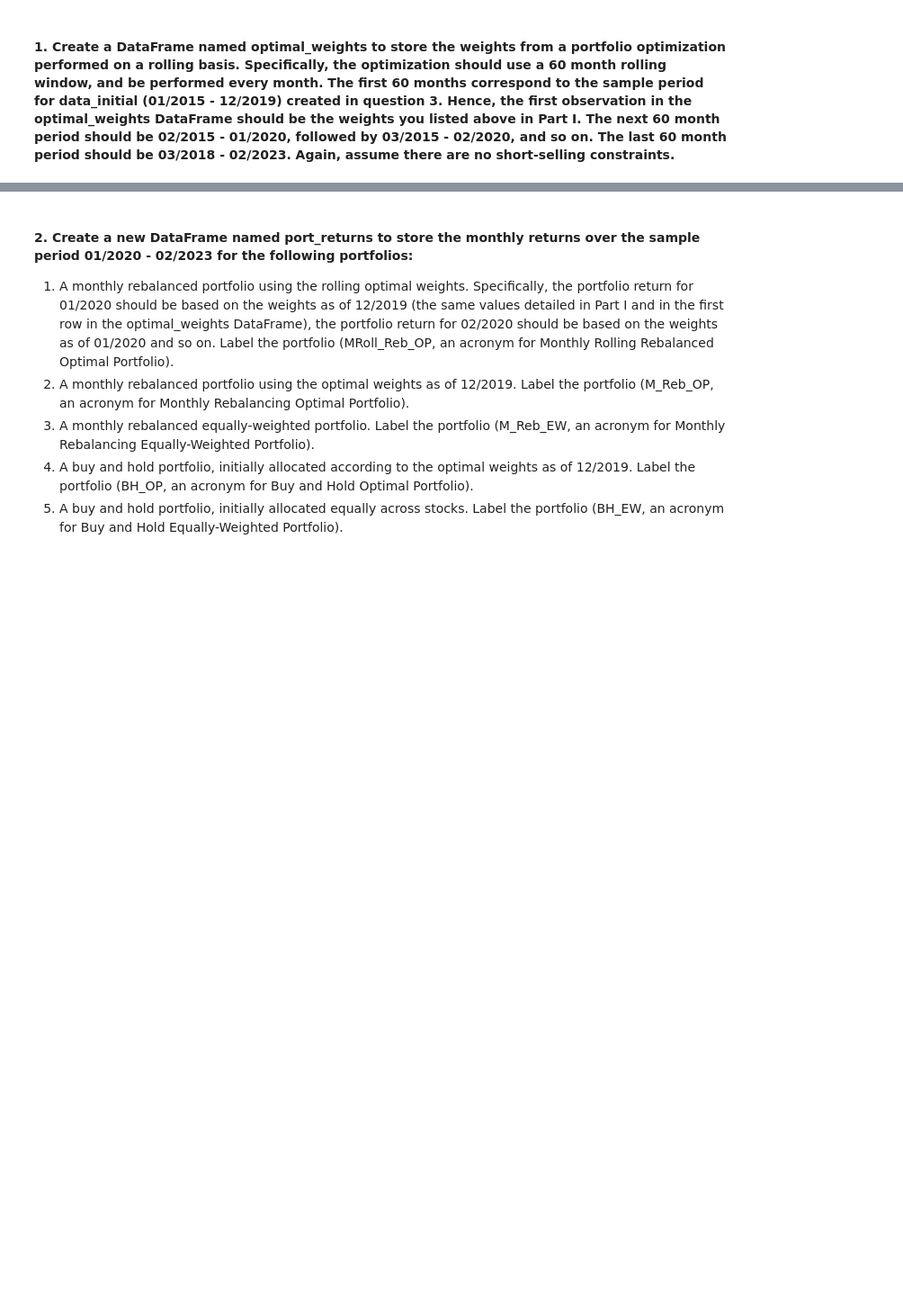
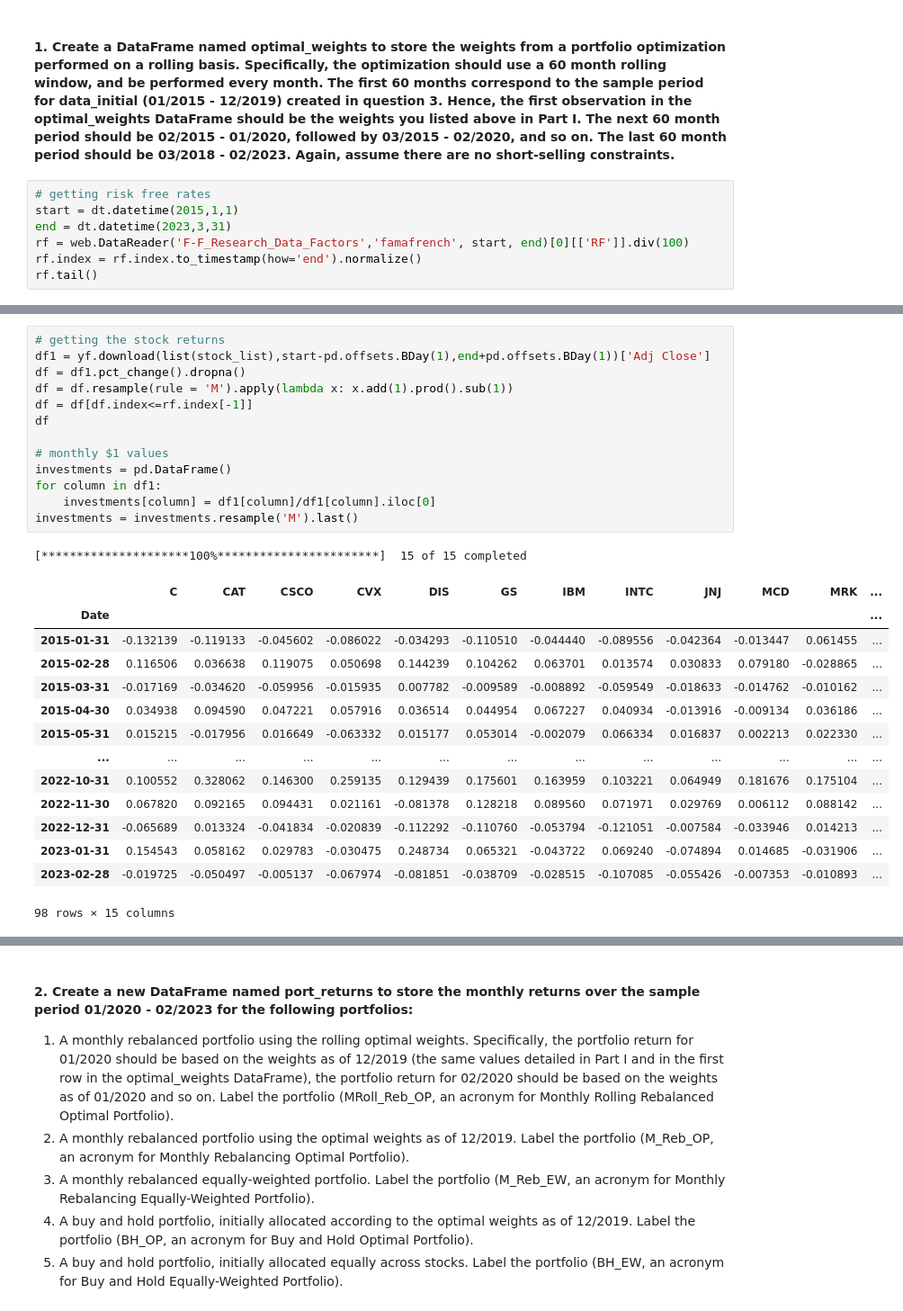
Before and after one commit to kulikj/fina4380-finalproject, a Jupyter notebook: Group Assignment.ipynb, the cells around one changed output, grey strips where cells are left out. Shown at 90% size. Saved outputs shown, nothing was run; the diff lists cells and outputs as text; blank space fills up the shorter version.

```diff
--- a/Group Assignment.ipynb
+++ b/Group Assignment.ipynb
@@ -150,3 +160,10 @@ port_std(optimal_port.x)
 ### PART II
 # %% [markdown]
 #### 1. Create a DataFrame named optimal_weights to store the weights from a portfolio optimization performed on a rolling basis. Specifically, the optimization should use a 60 month rolling window, and be performed every month. The first 60 months correspond to the sample period for data_initial (01/2015 - 12/2019) created in question 3. Hence, the first observation in the optimal_weights DataFrame should be the weights you listed above in Part I. The next 60 month period should be 02/2015 - 01/2020, followed by 03/2015 - 02/2020, and so on. The last 60 month period should be 03/2018 - 02/2023. Again, assume there are no short-selling constraints.
+# %%
+# getting risk free rates
+start = dt.datetime(2015,1,1)
+end = dt.datetime(2023,3,31)
+rf = web.DataReader('F-F_Research_Data_Factors','famafrench', start, end)[0][['RF']].div(100)
+rf.index = rf.index.to_timestamp(how='end').normalize()
+rf.tail()
@@ -152,0 +178,29 @@ port_std(optimal_port.x)
+# %%
+# getting the stock returns
+df1 = yf.download(list(stock_list),start-pd.offsets.BDay(1),end+pd.offsets.BDay(1))['Adj Close']
+df = df1.pct_change().dropna()
+df = df.resample(rule = 'M').apply(lambda x: x.add(1).prod().sub(1))
+df = df[df.index<=rf.index[-1]]
+df
+
+# monthly $1 values
+investments = pd.DataFrame()
+for column in df1:
+    investments[column] = df1[column]/df1[column].iloc[0]
+investments = investments.resample('M').last()
+# %% [output]
+[*********************100%***********************]  15 of 15 completed
+|  | C | CAT | CSCO | CVX | DIS | GS | IBM | INTC | JNJ | MCD | MRK | ... |
+| Date |  |  |  |  |  |  |  |  |  |  |  | ... |
+| 2015-01-31 | -0.132139 | -0.119133 | -0.045602 | -0.086022 | -0.034293 | -0.110510 | -0.044440 | -0.089556 | -0.042364 | -0.013447 | 0.061455 | ... |
+| 2015-02-28 | 0.116506 | 0.036638 | 0.119075 | 0.050698 | 0.144239 | 0.104262 | 0.063701 | 0.013574 | 0.030833 | 0.079180 | -0.028865 | ... |
+| 2015-03-31 | -0.017169 | -0.034620 | -0.059956 | -0.015935 | 0.007782 | -0.009589 | -0.008892 | -0.059549 | -0.018633 | -0.014762 | -0.010162 | ... |
+| 2015-04-30 | 0.034938 | 0.094590 | 0.047221 | 0.057916 | 0.036514 | 0.044954 | 0.067227 | 0.040934 | -0.013916 | -0.009134 | 0.036186 | ... |
+| 2015-05-31 | 0.015215 | -0.017956 | 0.016649 | -0.063332 | 0.015177 | 0.053014 | -0.002079 | 0.066334 | 0.016837 | 0.002213 | 0.022330 | ... |
+| ... | ... | ... | ... | ... | ... | ... | ... | ... | ... | ... | ... | ... |
+| 2022-10-31 | 0.100552 | 0.328062 | 0.146300 | 0.259135 | 0.129439 | 0.175601 | 0.163959 | 0.103221 | 0.064949 | 0.181676 | 0.175104 | ... |
+| 2022-11-30 | 0.067820 | 0.092165 | 0.094431 | 0.021161 | -0.081378 | 0.128218 | 0.089560 | 0.071971 | 0.029769 | 0.006112 | 0.088142 | ... |
+| 2022-12-31 | -0.065689 | 0.013324 | -0.041834 | -0.020839 | -0.112292 | -0.110760 | -0.053794 | -0.121051 | -0.007584 | -0.033946 | 0.014213 | ... |
+| 2023-01-31 | 0.154543 | 0.058162 | 0.029783 | -0.030475 | 0.248734 | 0.065321 | -0.043722 | 0.069240 | -0.074894 | 0.014685 | -0.031906 | ... |
+| 2023-02-28 | -0.019725 | -0.050497 | -0.005137 | -0.067974 | -0.081851 | -0.038709 | -0.028515 | -0.107085 | -0.055426 | -0.007353 | -0.010893 | ... |
+98 rows × 15 columns
```
Also changed, not shown: parts of 14 cells of this notebook.
